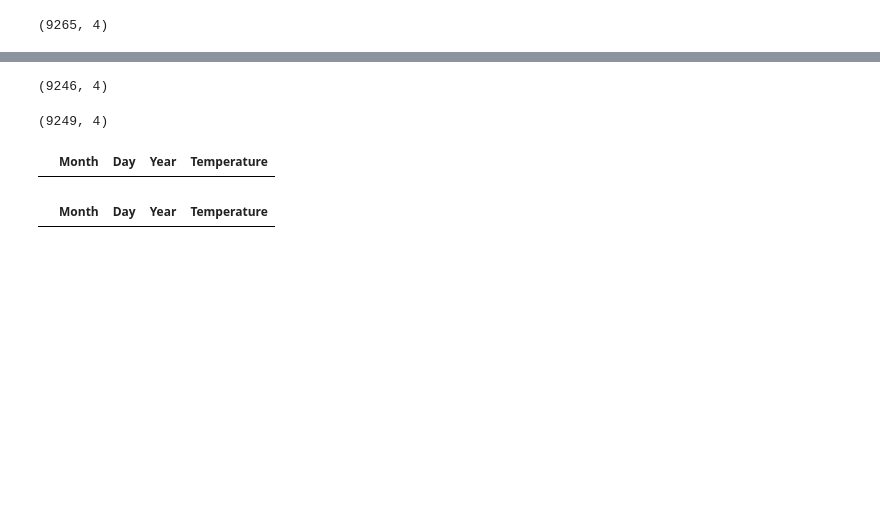
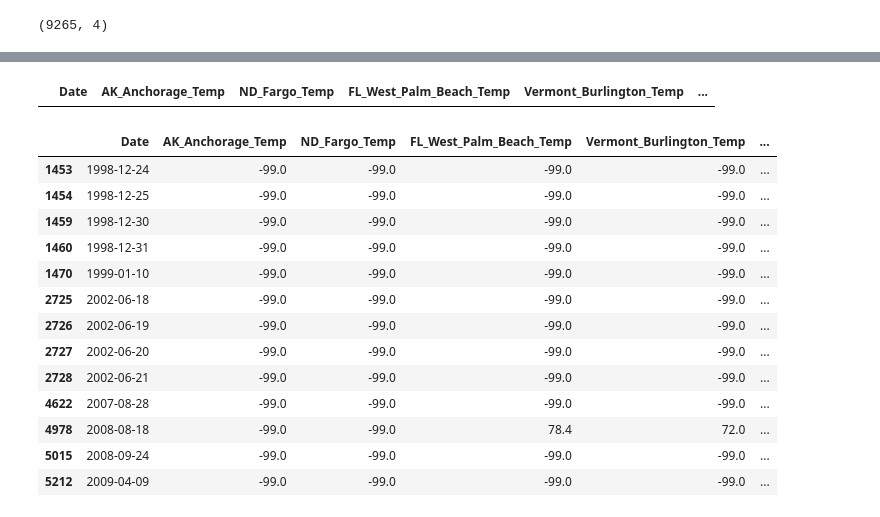
Before and after one commit to nshang88/Capstone-Projects, a Jupyter notebook: Climate_change.ipynb, the cells around one changed output, grey strips where cells are left out. Saved outputs shown, nothing was run; the diff lists cells and outputs as text; code cells hidden in the pictures; blank space fills up the shorter version.

```diff
--- a/Climate_change.ipynb
+++ b/Climate_change.ipynb
@@ -21,4 +44,7 @@ data_Anchorage.shape
+# %%
+data_Anchorage=data_Anchorage[['Date','AK_Anchorage_Temp' ]]
+data_Anchorage.head()
+climate_data=data_Anchorage
 # %%
 url_2='https://academic.udayton.edu/kissock/http/Weather/gsod95-current/NDFARGO.txt'
-data_Fargo = pd.read_table(url_2, delim_whitespace=True, names=('Month', 'Day', 'Year', 'Temperature'))
-data_Fargo.shape
+climate_data=add(climate_data,url_1, 'ND_Fargo_Temp')
@@ -164,18 +108,22 @@ data_Burlington.shape
-# %%
-data_Elpaso=data_Elpaso[data_Elpaso.Temperature>-40]
-data_Elpaso.shape
-# %% [output]
-(9246, 4)
-# %%
-data_Cheyenne=data_Cheyenne[data_Cheyenne.Temperature>-40]
-data_Cheyenne.shape
-# %% [output]
-(9249, 4)
-# %%
-data_Wpalmb[data_Wpalmb.Temperature>99]
-# %% [output]
-|  | Month | Day | Year | Temperature |
-# %%
-data_Cheyenne[data_Cheyenne.Temperature>99]
-# %% [output]
-|  | Month | Day | Year | Temperature |
+# %%
+climate_check=climate_data[(climate_data.iloc[:,1:12]<-50)]
+climate_check.dropna()
+# %% [output]
+|  | Date | AK_Anchorage_Temp | ND_Fargo_Temp | FL_West_Palm_Beach_Temp | Vermont_Burlington_Temp | ... |
+# %%
+climate_data[climate_data['AK_Anchorage_Temp']<-50]
+# %% [output]
+|  | Date | AK_Anchorage_Temp | ND_Fargo_Temp | FL_West_Palm_Beach_Temp | Vermont_Burlington_Temp | ... |
+| 1453 | 1998-12-24 | -99.0 | -99.0 | -99.0 | -99.0 | ... |
+| 1454 | 1998-12-25 | -99.0 | -99.0 | -99.0 | -99.0 | ... |
+| 1459 | 1998-12-30 | -99.0 | -99.0 | -99.0 | -99.0 | ... |
+| 1460 | 1998-12-31 | -99.0 | -99.0 | -99.0 | -99.0 | ... |
+| 1470 | 1999-01-10 | -99.0 | -99.0 | -99.0 | -99.0 | ... |
+| 2725 | 2002-06-18 | -99.0 | -99.0 | -99.0 | -99.0 | ... |
+| 2726 | 2002-06-19 | -99.0 | -99.0 | -99.0 | -99.0 | ... |
+| 2727 | 2002-06-20 | -99.0 | -99.0 | -99.0 | -99.0 | ... |
+| 2728 | 2002-06-21 | -99.0 | -99.0 | -99.0 | -99.0 | ... |
+| 4622 | 2007-08-28 | -99.0 | -99.0 | -99.0 | -99.0 | ... |
+| 4978 | 2008-08-18 | -99.0 | -99.0 | 78.4 | 72.0 | ... |
+| 5015 | 2008-09-24 | -99.0 | -99.0 | -99.0 | -99.0 | ... |
+| 5212 | 2009-04-09 | -99.0 | -99.0 | -99.0 | -99.0 | ... |
```
Also changed, not shown: parts of 48 cells of this notebook.
